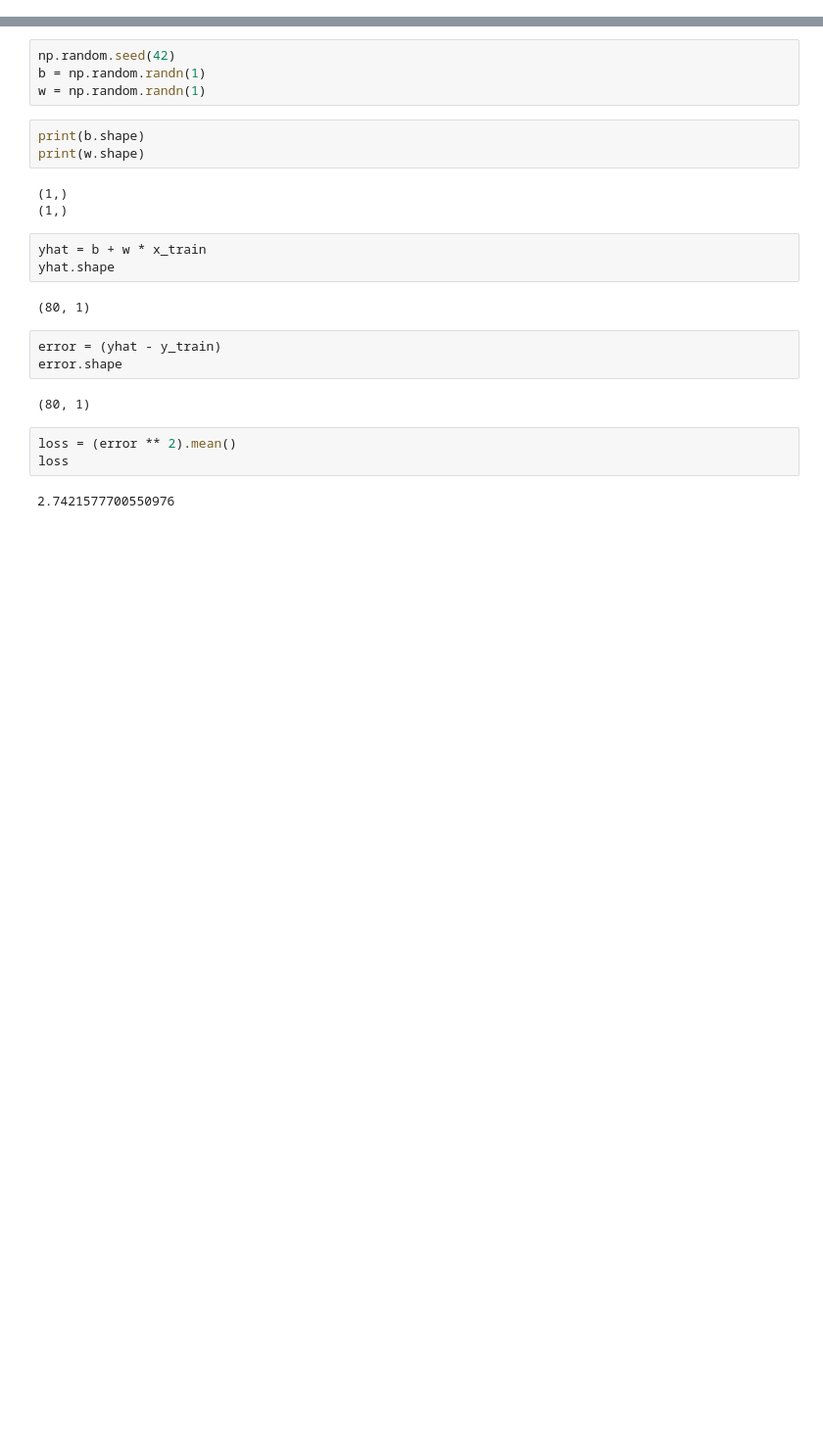
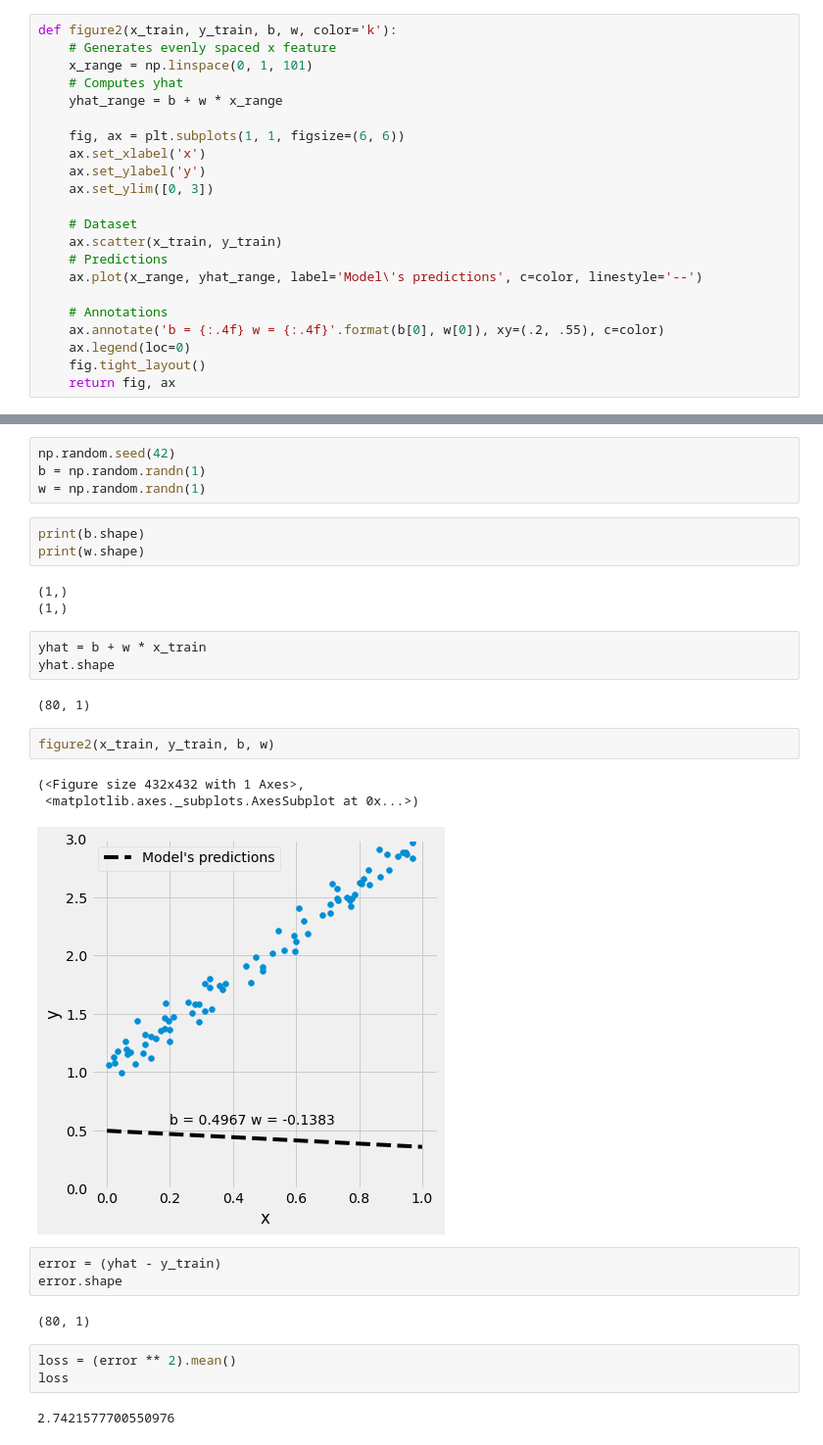
Before and after one commit to raviakasapu/DeepLearningPyTorch, a Jupyter notebook: Deep_Learning_with_PyTorch_Chapter00.ipynb, the cells around one changed output, grey strips where cells are left out. Shown: that part at 98% size. Cells and saved outputs as stored; diff of their text form; blank space fills up the shorter version.

```diff
--- a/Deep_Learning_with_PyTorch_Chapter00.ipynb
+++ b/Deep_Learning_with_PyTorch_Chapter00.ipynb
@@ -41,6 +43,28 @@ def figure0(x, y):
 
 
     return fig, ax
+# %%
+def figure2(x_train, y_train, b, w, color='k'):
+    # Generates evenly spaced x feature
+    x_range = np.linspace(0, 1, 101)
+    # Computes yhat
+    yhat_range = b + w * x_range
+
+    fig, ax = plt.subplots(1, 1, figsize=(6, 6))
+    ax.set_xlabel('x')
+    ax.set_ylabel('y')
+    ax.set_ylim([0, 3])
+
+    # Dataset
+    ax.scatter(x_train, y_train)
+    # Predictions
+    ax.plot(x_range, yhat_range, label='Model\'s predictions', c=color, linestyle='--')
+
+    # Annotations
+    ax.annotate('b = {:.4f} w = {:.4f}'.format(b[0], w[0]), xy=(.2, .55), c=color)
+    ax.legend(loc=0)
+    fig.tight_layout()
+    return fig, ax
 # %%
 true_b = 1
 true_w = 2
@@ -103,6 +127,12 @@ yhat = b + w * x_train
 yhat.shape
 # %% [output]
 (80, 1)
+# %%
+figure2(x_train, y_train, b, w)
+# %% [output]
+(<Figure size 432x432 with 1 Axes>,
+ <matplotlib.axes._subplots.AxesSubplot at 0x...>)
+[figure, added]
 # %%
 error = (yhat - y_train)
 error.shape
```
Also changed, not shown: parts of 11 cells of this notebook.
